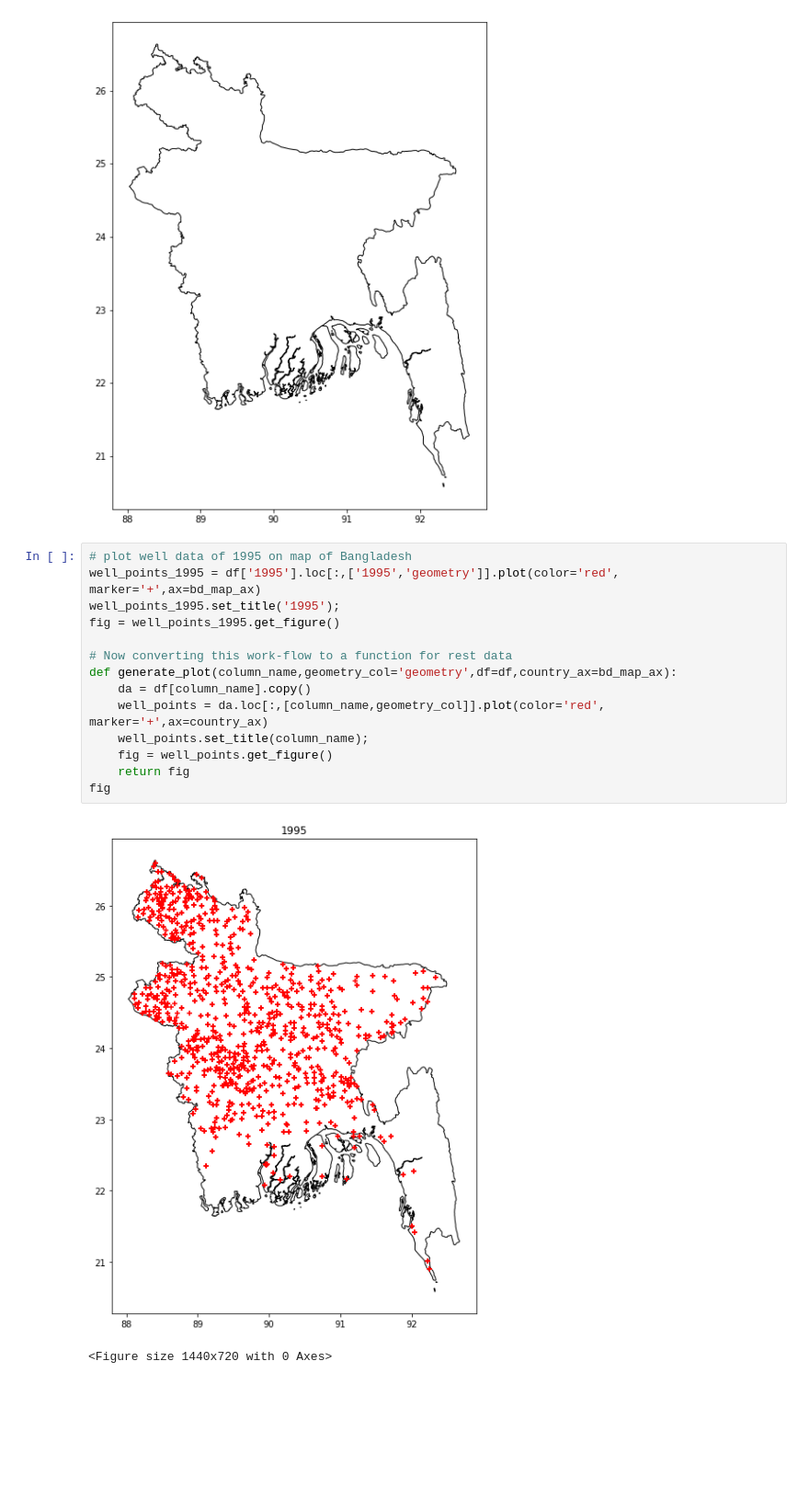
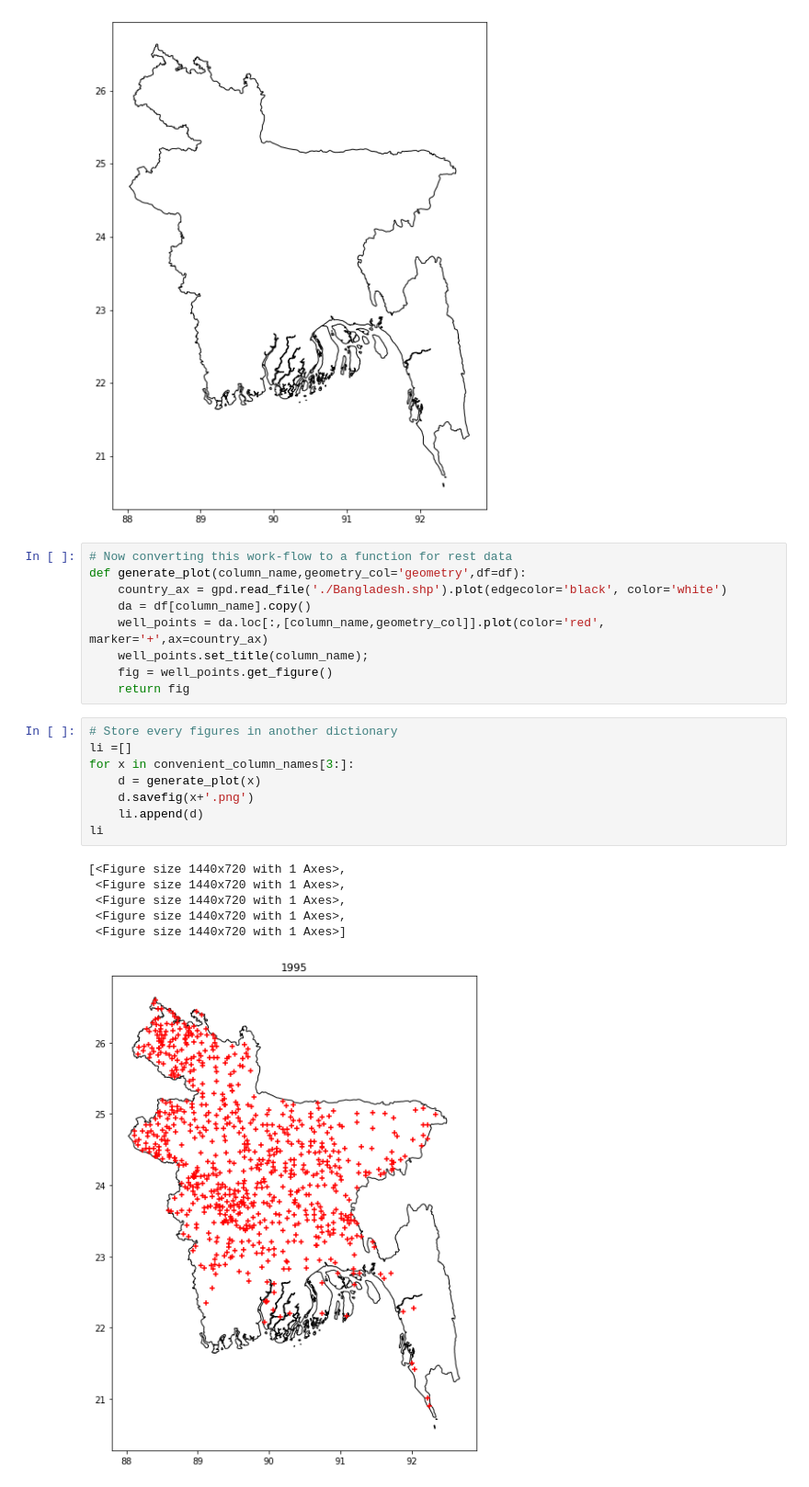
Before and after one commit to s-shifat/geo-data-analysis-practice, a Jupyter notebook: well_data_analysis.ipynb, the cells around one changed output. Shown: that part at 92% size. Cells and saved outputs as stored; diff of their text form; blank space fills up the shorter version.

Commit message:
fixed bug of data generation on Bangladesh map

```diff
--- a/well_data_analysis.ipynb
+++ b/well_data_analysis.ipynb
@@ -88,19 +107,26 @@ bd_map_ax = gpd.read_file('./Bangladesh.shp').plot(edgecolor='black', color='whi
 # %% [output]
 [figure]
 # %%
-# plot well data of 1995 on map of Bangladesh
-well_points_1995 = df['1995'].loc[:,['1995','geometry']].plot(color='red', marker='+',ax=bd_map_ax)
-well_points_1995.set_title('1995');
-fig = well_points_1995.get_figure()
-
 # Now converting this work-flow to a function for rest data
-def generate_plot(column_name,geometry_col='geometry',df=df,country_ax=bd_map_ax):
+def generate_plot(column_name,geometry_col='geometry',df=df):
+    country_ax = gpd.read_file('./Bangladesh.shp').plot(edgecolor='black', color='white')
     da = df[column_name].copy()
     well_points = da.loc[:,[column_name,geometry_col]].plot(color='red', marker='+',ax=country_ax)
     well_points.set_title(column_name);
     fig = well_points.get_figure()
     return fig
-fig
-# %% [output]
-[figure, removed]
-<Figure size 1440x720 with 0 Axes>
+# %%
+# Store every figures in another dictionary
+li =[]
+for x in convenient_column_names[3:]:
+    d = generate_plot(x)
+    d.savefig(x+'.png')
+    li.append(d)
+li
+# %% [output]
+[<Figure size 1440x720 with 1 Axes>,
+ <Figure size 1440x720 with 1 Axes>,
+ <Figure size 1440x720 with 1 Axes>,
+ <Figure size 1440x720 with 1 Axes>,
+ <Figure size 1440x720 with 1 Axes>]
+[figure, added]
```
Also changed, not shown: parts of 2 cells of this notebook, 6 other files.
